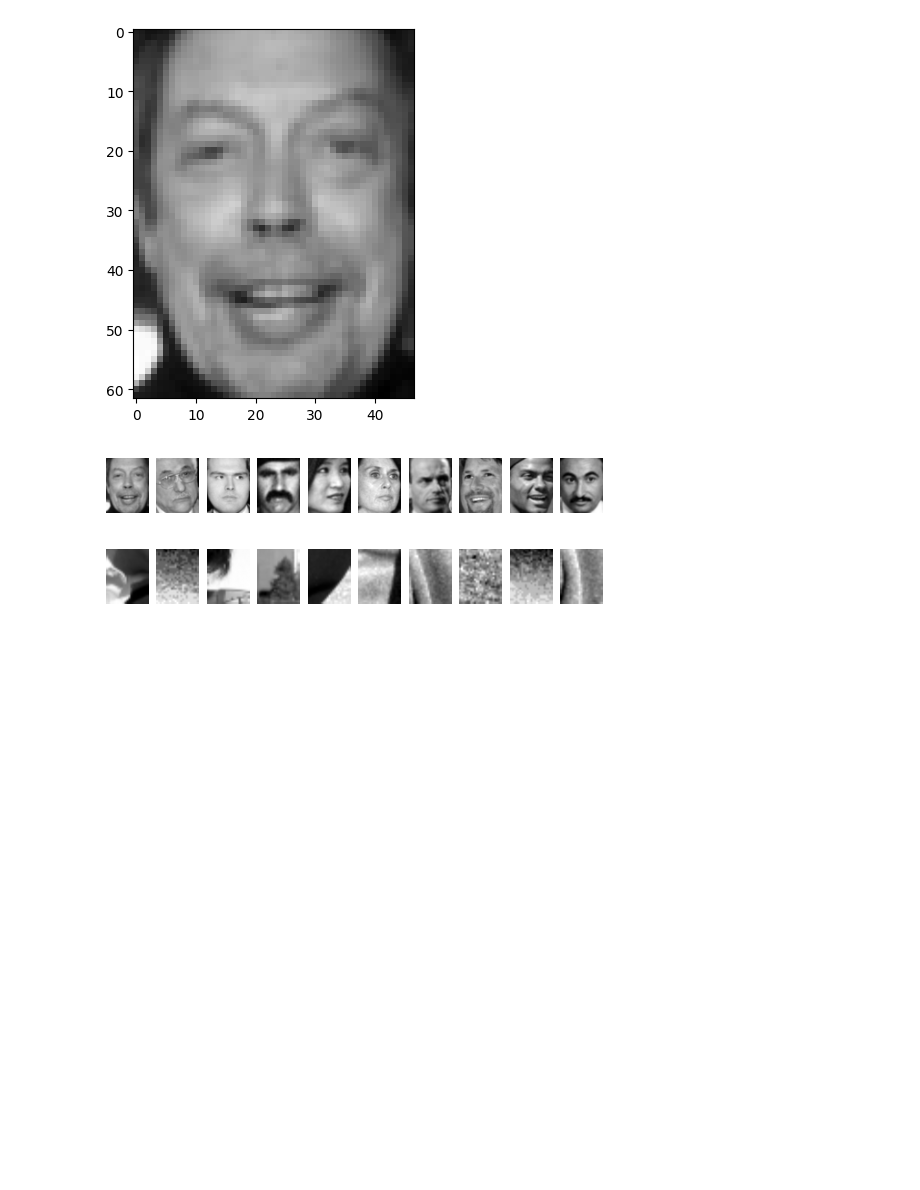
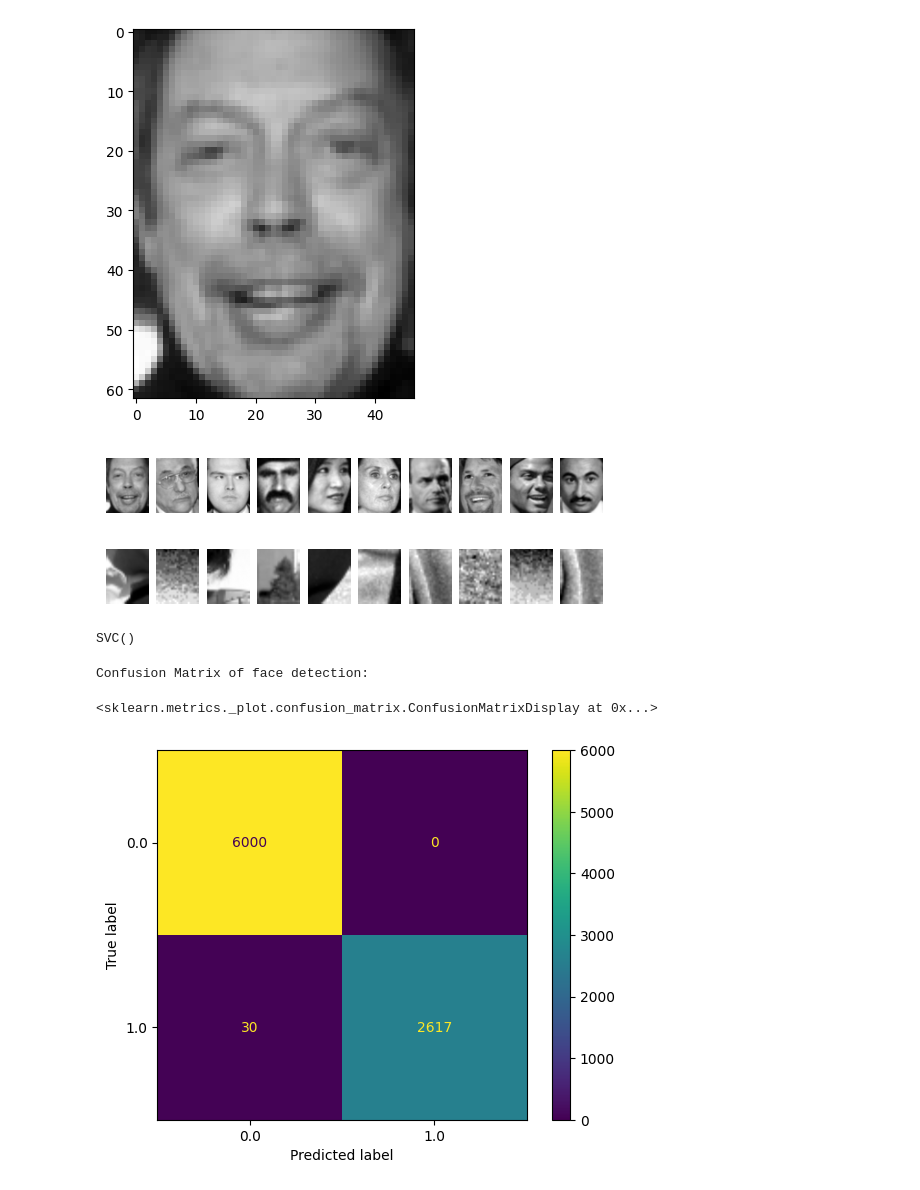
Before and after one commit to SailorJens/CV_Uni_Module, a Jupyter notebook: 5_5_8_HOG_Feature_Extraction.ipynb, the cells around one changed output. Drawn from its saved outputs; the diff is of its cells as text; code cells hidden in the pictures; blank space fills up the shorter version.

```diff
--- a/5_5_HOG_Feature_Extraction.ipynb
+++ b/5_5_8_HOG_Feature_Extraction.ipynb
@@ -50,3 +69,24 @@ X = np.array([
 # %%
 y = np.zeros(X.shape[0]) # Initialize all to 0 (negative samples)
 y[:len(pos_images_reshapes)] = 1  # First len(pos_images_reshapes) are positive samples
+# %%
+# Train test split
+from sklearn.model_selection import train_test_split
+# Keep same proportion of positive and negative samples in train and test set with stratify=y
+# Reproducible results with random_state=42
+# 80/20 train/test split with test_size=0.2
+X_train, X_test, y_train, y_test = train_test_split(X, y, test_size=0.2, random_state=42, stratify=y)
+# %%
+from sklearn.svm import SVC
+face_detector = SVC()
+face_detector.fit(X_train, y_train)
+# %% [output]
+SVC()
+# %%
+from sklearn.metrics import classification_report, ConfusionMatrixDisplay
+print("Confusion Matrix of face detection:")
+ConfusionMatrixDisplay.from_estimator(face_detector, X_test, y_test)
+# %% [output]
+Confusion Matrix of face detection:
+<sklearn.metrics._plot.confusion_matrix.ConfusionMatrixDisplay at 0x...>
+[figure, added]
```
Also changed, not shown: parts of 2 cells of this notebook.
